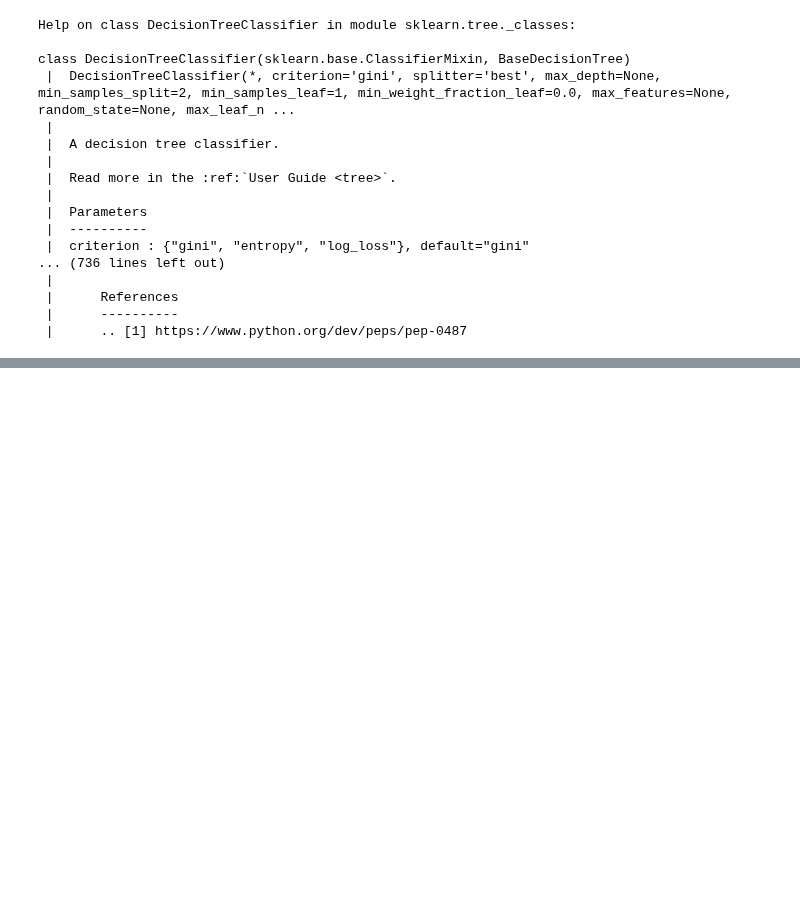
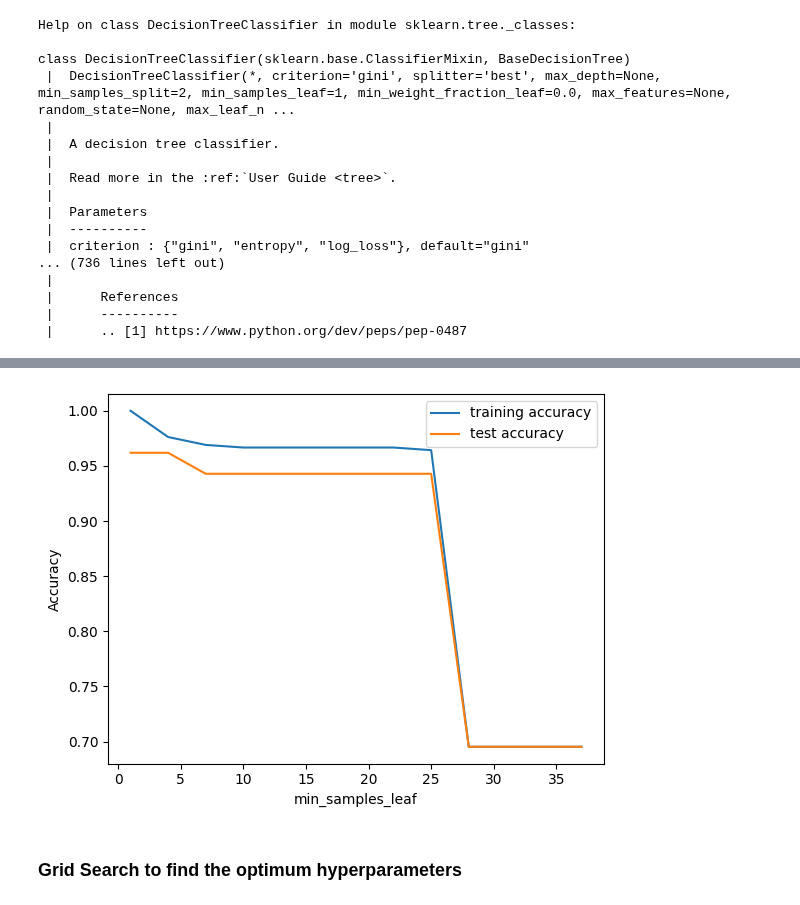
Before and after one commit to asa1997/CarPricePrediction, a Jupyter notebook: iris_decision_trees/iris_decision_trees.ipynb, the cells around one changed output, grey strips where cells are left out. Drawn from its saved outputs; the diff is of its cells as text; code cells hidden in the pictures; blank space fills up the shorter version.

```diff
--- a/iris_decision_trees/iris_decision_trees.ipynb
+++ b/iris_decision_trees/iris_decision_trees.ipynb
@@ -171,0 +239,3 @@ class DecisionTreeClassifier(sklearn.base.ClassifierMixin, BaseDecisionTree)
+# %%
+scores = tree.cv_results_
+pd.DataFrame(scores).head(10)
@@ -171,0 +255,14 @@ class DecisionTreeClassifier(sklearn.base.ClassifierMixin, BaseDecisionTree)
+# %%
+plt.figure()
+
+plt.plot(scores["param_min_samples_leaf"], scores["mean_train_score"], label="training accuracy")
+plt.plot(scores["param_min_samples_leaf"], scores["mean_test_score"], label="test accuracy")
+
+plt.xlabel("min_samples_leaf")
+plt.ylabel("Accuracy")
+plt.legend()
+plt.show()
+# %% [output]
+[figure, added]
+# %% [markdown]
+### Grid Search to find the optimum hyperparameters
```
Also changed, not shown: parts of 14 cells of this notebook.
